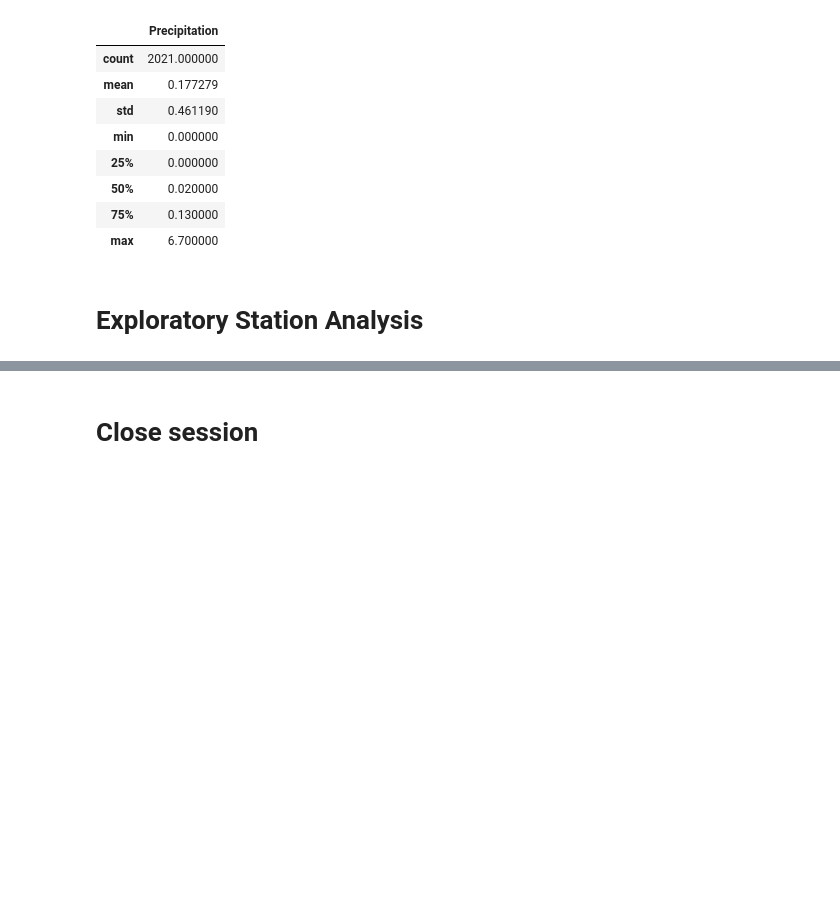
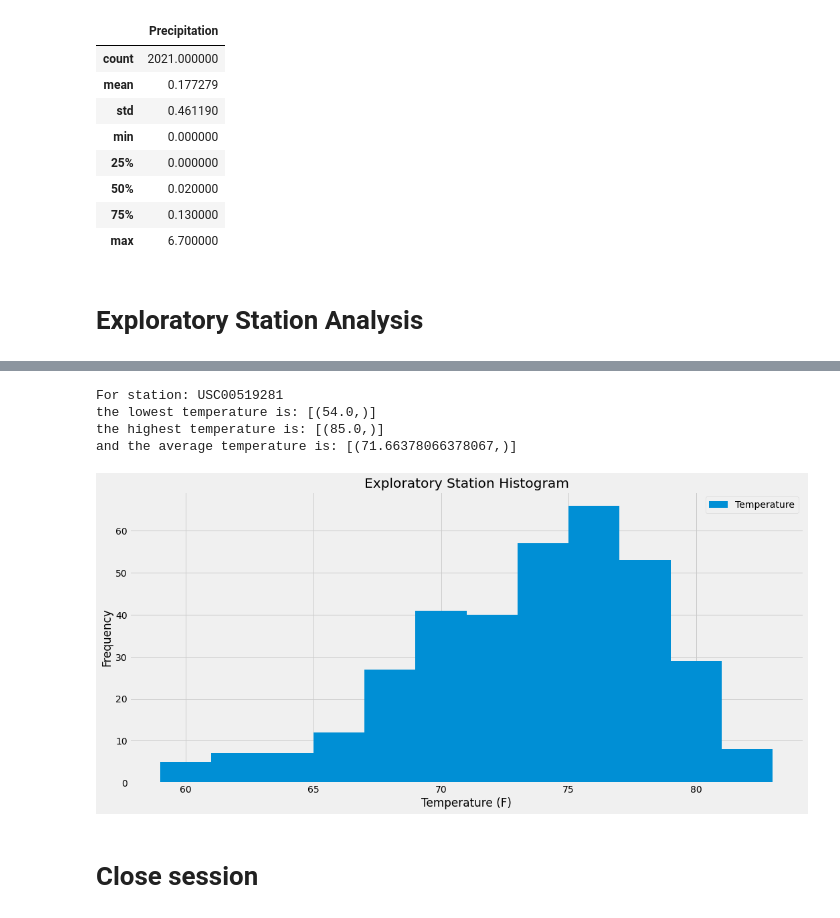
Before and after one commit to gnzamudio/sqlalchemy-challenge, a Jupyter notebook: climate_analysis.ipynb, the cells around one changed output, grey strips where cells are left out. Saved outputs shown, nothing was run; the diff lists cells and outputs as text; code cells hidden in the pictures; blank space fills up the shorter version.

Commit message:
temperature station

```diff
--- a/climate_analysis.ipynb
+++ b/climate_analysis.ipynb
@@ -101,6 +117,39 @@ prcp_df.describe()
+# %%
+# Using the most active station id from the previous query, calculate the lowest, highest, and average temperature.
+low_temp = session.query(func.min(Measurement.tobs)).\
+    filter(Measurement.station == "USC00519281").all()
+
+high_temp = session.query(func.max(Measurement.tobs)).\
+    filter(Measurement.station == "USC00519281").all()
+
+avg_temp = session.query(func.avg(Measurement.tobs)).\
+    filter(Measurement.station == "USC00519281").all()
+
+print("For station: USC00519281")
+print(f"the lowest temperature is: {low_temp}")
+print(f"the highest temperature is: {high_temp}")
+print(f"and the average temperature is: {avg_temp}")
+# %% [output]
+For station: USC00519281
+the lowest temperature is: [(54.0,)]
+the highest temperature is: [(85.0,)]
+and the average temperature is: [(71.66378066378067,)]
 # %%
 # Using the most active station id
 # Query the last 12 months of temperature observation data for this station and plot the results as a histogram
+obs_data = session.query(Measurement.tobs).filter(Measurement.date >= prior_year).\
+    filter(Measurement.station == "USC00519281").\
+        order_by(Measurement.date.desc()).all()
+temp_df = pd.DataFrame(obs_data, columns=['Temperature'])
+#temp_df.head()
+
+temp_df.plot.hist(title="Exploratory Station Histogram", bins=12, figsize=(15,7))
+plt.tight_layout()
+plt.xlabel("Temperature (F)")
+plt.savefig("Images/exploratory_station_analysis.png")
+plt.show()
+# %% [output]
+[figure, added]
 # %% [markdown]
 # Close session
 # %%
```
Also changed, not shown: parts of 3 cells of this notebook, 1 other file.
